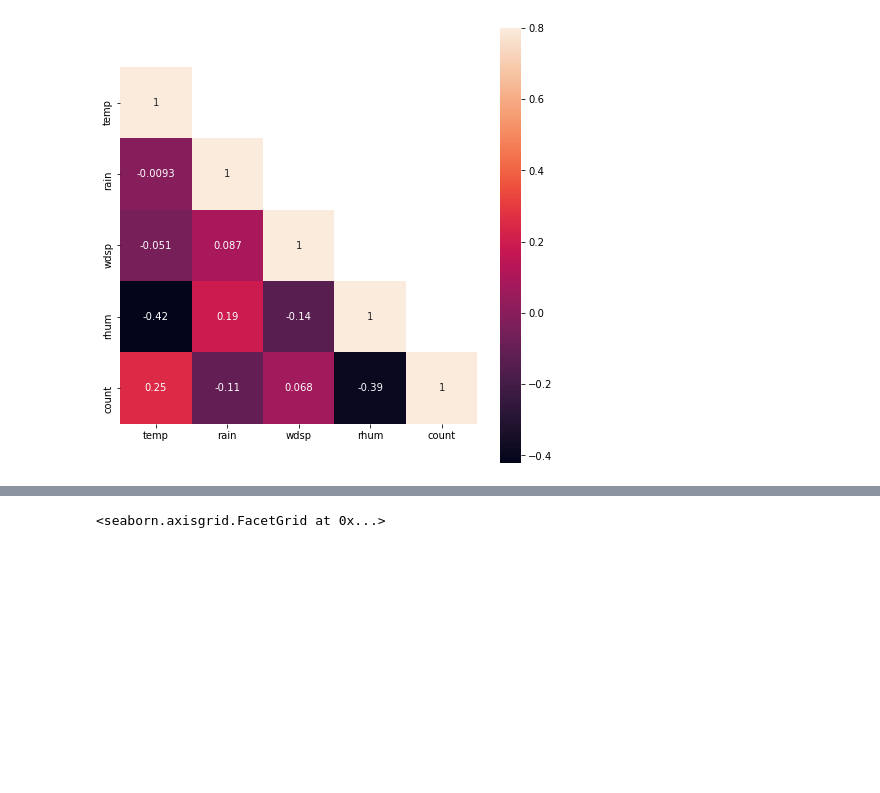
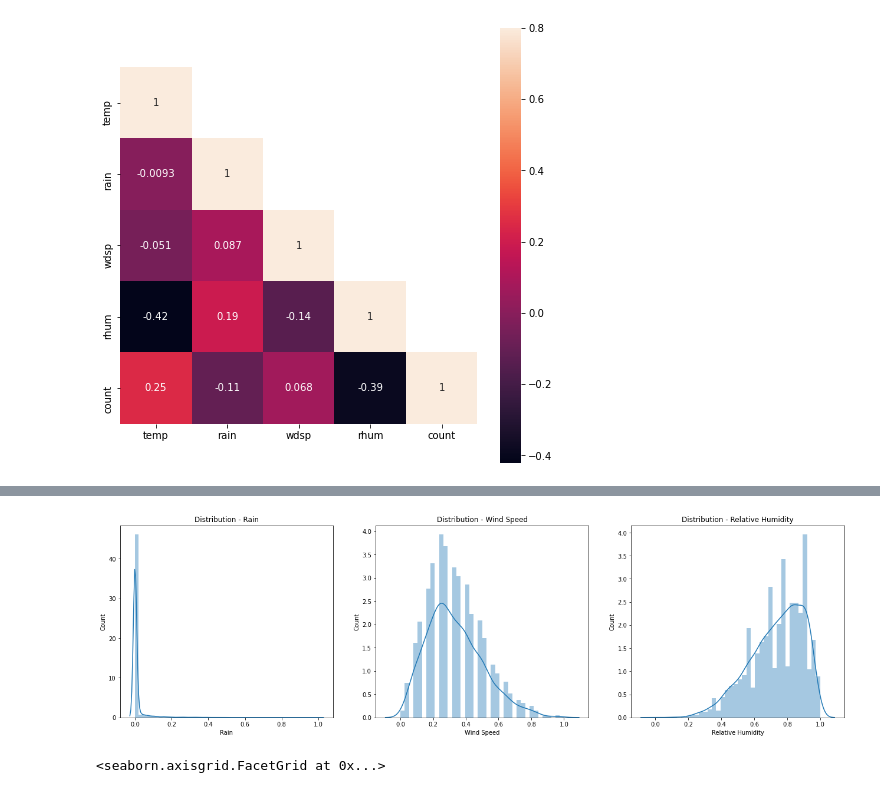
Before and after one commit to pessini/moby-bikes, a Jupyter notebook: notebooks/moby-demand-predicition.ipynb, the cells around one changed output, grey strips where cells are left out. Saved outputs shown, nothing was run; the diff lists cells and outputs as text; code cells hidden in the pictures; blank space fills up the shorter version.

```diff
--- a/notebooks/moby-demand-predicition.ipynb
+++ b/notebooks/moby-demand-predicition.ipynb
@@ -666,0 +688,3 @@ plt.show()
+# %%
+normalized_numerical_data = hourly_data.filter(['rain','wdsp','rhum'], axis=1)
+normalized_numerical_data.head()
@@ -667,3 +698,24 @@ plt.show()
+# %%
+scaled_features = MinMaxScaler().fit_transform(normalized_numerical_data.values)
+scaled_features_df = pd.DataFrame(scaled_features, index=normalized_numerical_data.index, columns=normalized_numerical_data.columns)
+# %%
+fig = plt.figure(figsize=(22,6))
+gs = fig.add_gridspec(1, 3)
+ax0 = fig.add_subplot(gs[0, 0])
+ax1 = fig.add_subplot(gs[0, 1])
+ax2 = fig.add_subplot(gs[0, 2])
+
+sns.distplot(scaled_features_df['rain'],ax=ax0)
+sns.distplot(scaled_features_df['wdsp'],ax=ax1)
+sns.distplot(scaled_features_df['rhum'],ax=ax2)
+
+ax0.set(xlabel='Rain', ylabel='Count',title="Distribution - Rain")
+ax1.set(xlabel='Wind Speed', ylabel='Count',title="Distribution - Wind Speed")
+ax2.set(xlabel='Relative Humidity', ylabel='Count',title="Distribution - Relative Humidity")
+
+plt.show()
+# %% [output]
+[figure, added]
 # %%
 sns.lmplot(x='temp', y='count', data=hourly_data, palette='Set1', scatter_kws={'alpha':0.3})
 # %% [output]
```
Also changed, not shown: parts of 11 cells of this notebook.
